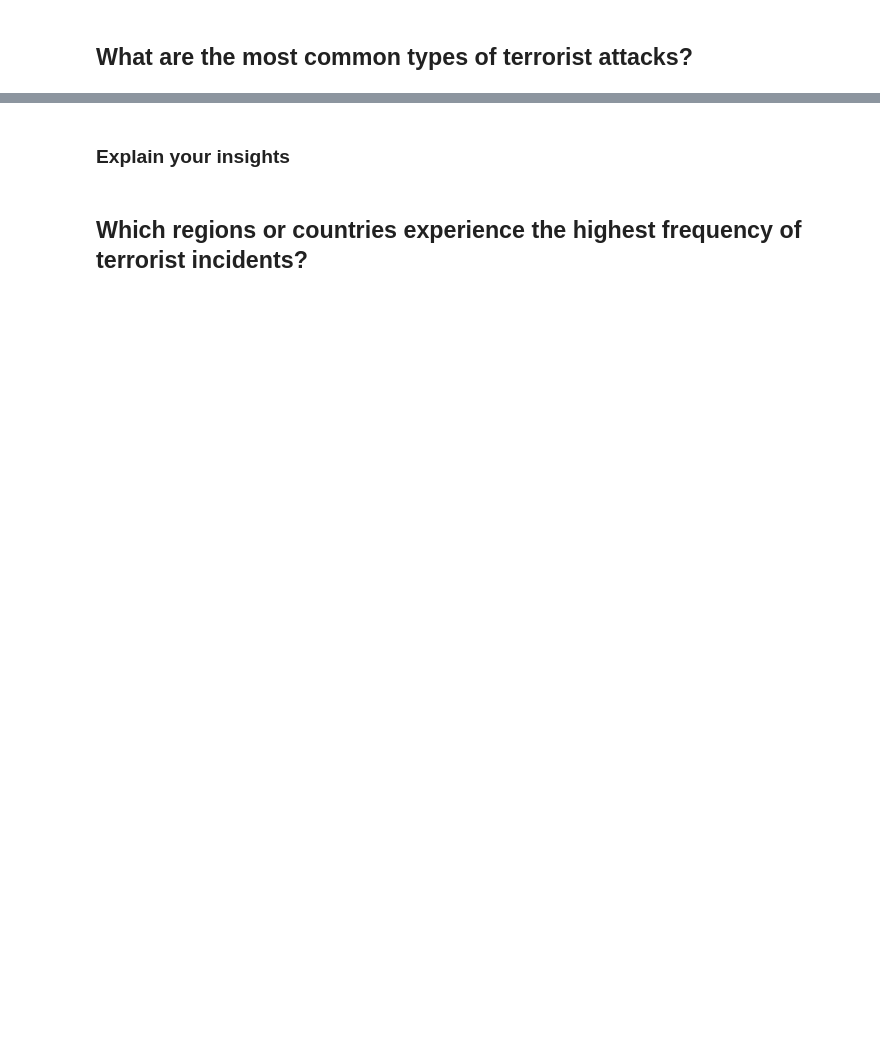
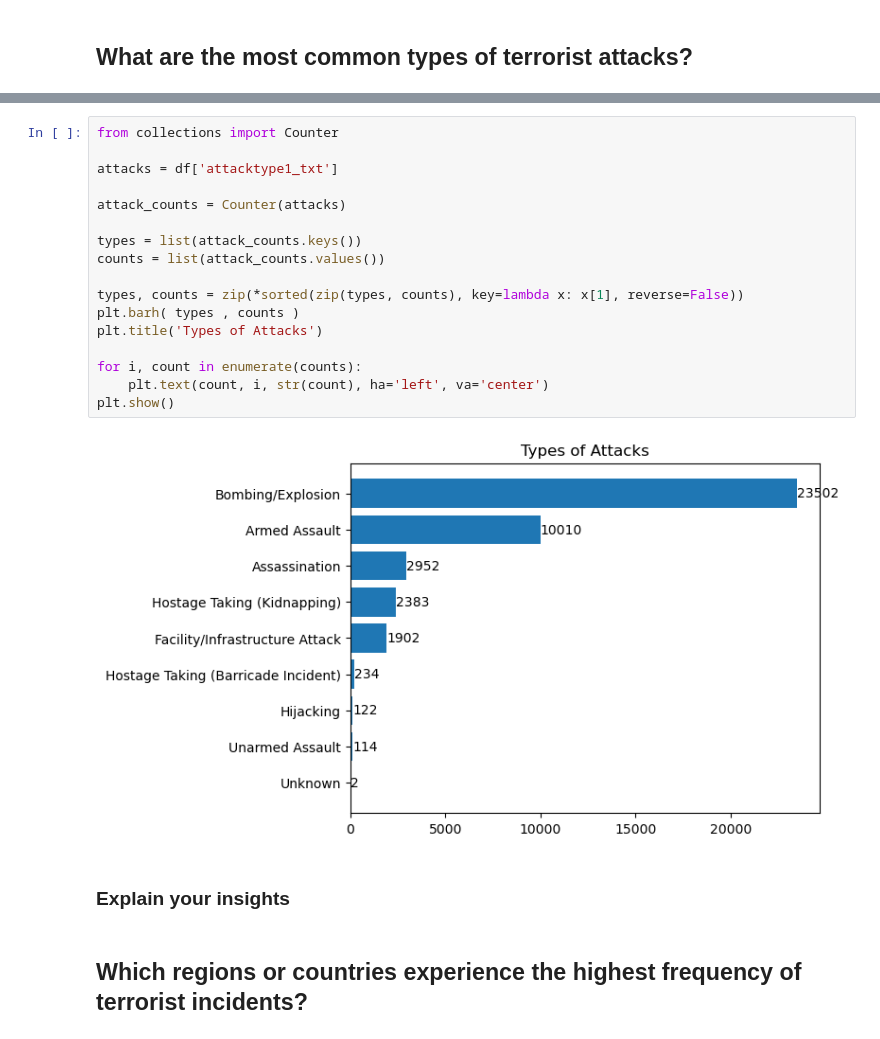
Before and after one commit to Sibonelo67/pandas-project, a Jupyter notebook: Untitled1.ipynb, the cells around one changed output, grey strips where cells are left out. Saved outputs shown, nothing was run; the diff lists cells and outputs as text; blank space fills up the shorter version.

Commit message:
plot1

```diff
--- a/Untitled1.ipynb
+++ b/Untitled1.ipynb
@@ -17,3 +36,22 @@ df.head()
+# %%
+from collections import Counter
+
+attacks = df['attacktype1_txt']
+
+attack_counts = Counter(attacks)
+
+types = list(attack_counts.keys())
+counts = list(attack_counts.values())
+
+types, counts = zip(*sorted(zip(types, counts), key=lambda x: x[1], reverse=False))
+plt.barh( types , counts )
+plt.title('Types of Attacks')
+
+for i, count in enumerate(counts):
+    plt.text(count, i, str(count), ha='left', va='center')
+plt.show()
+# %% [output]
+[figure, added]
 # %% [markdown]
 ### Explain your insights
 # %% [markdown]
```
Also changed, not shown: parts of 7 cells of this notebook.
